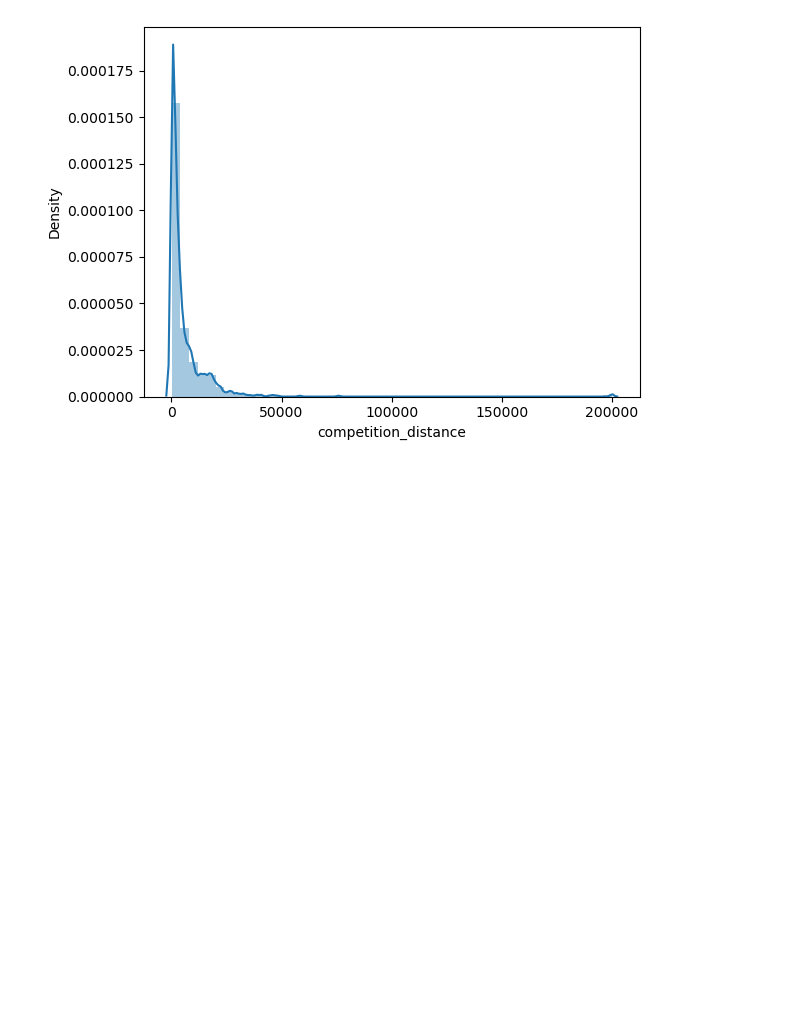
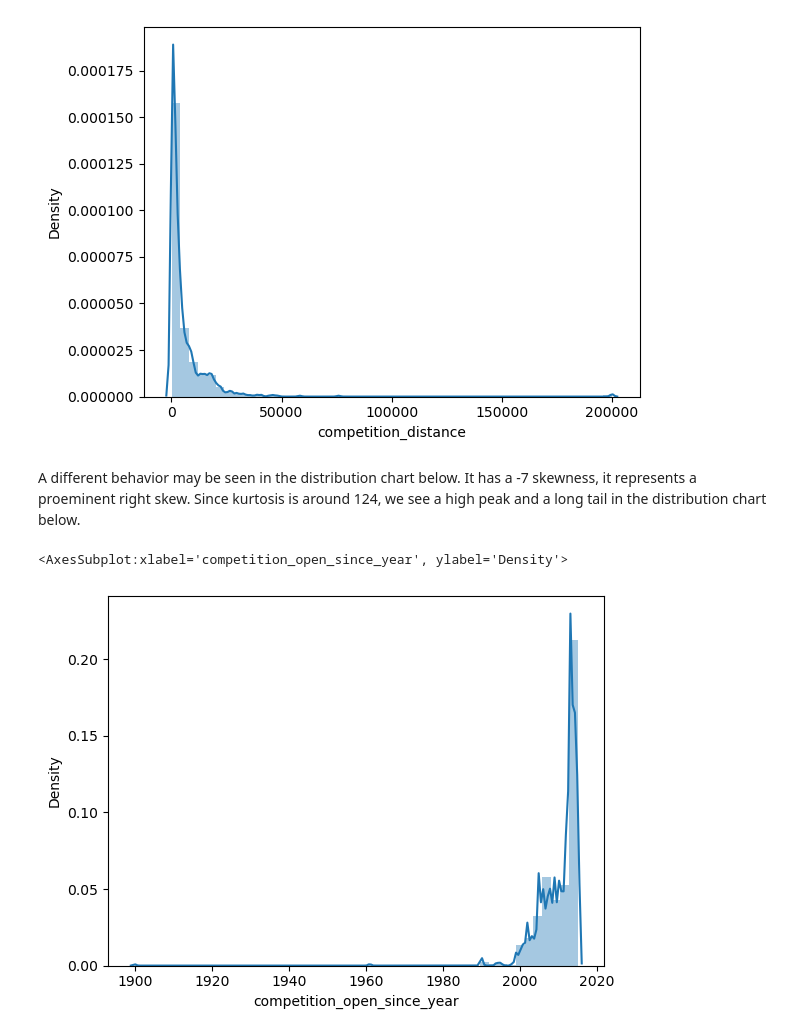
Before and after one commit to lucasquemelli/Rossman_Store_Sales, a Jupyter notebook: rossmann_store_sales.ipynb, the cells around one changed output. Cells and saved outputs as stored; diff of their text form; code cells hidden in the pictures; blank space fills up the shorter version.

```diff
--- a/rossmann_store_sales.ipynb
+++ b/rossmann_store_sales.ipynb
@@ -528,3 +530,10 @@ sns.distplot(df1["competition_distance"])
 # %% [output]
 <AxesSubplot:xlabel='competition_distance', ylabel='Density'>
 [figure]
+# %% [markdown]
+A different behavior may be seen in the distribution chart below. It has a -7 skewness, it represents a proeminent right skew. Since kurtosis is around 124, we see a high peak and a long tail in the distribution chart below.
+# %%
+sns.distplot(df1["competition_open_since_year"])
+# %% [output]
+<AxesSubplot:xlabel='competition_open_since_year', ylabel='Density'>
+[figure, added]
```
Also changed, not shown: parts of 3 cells of this notebook.
